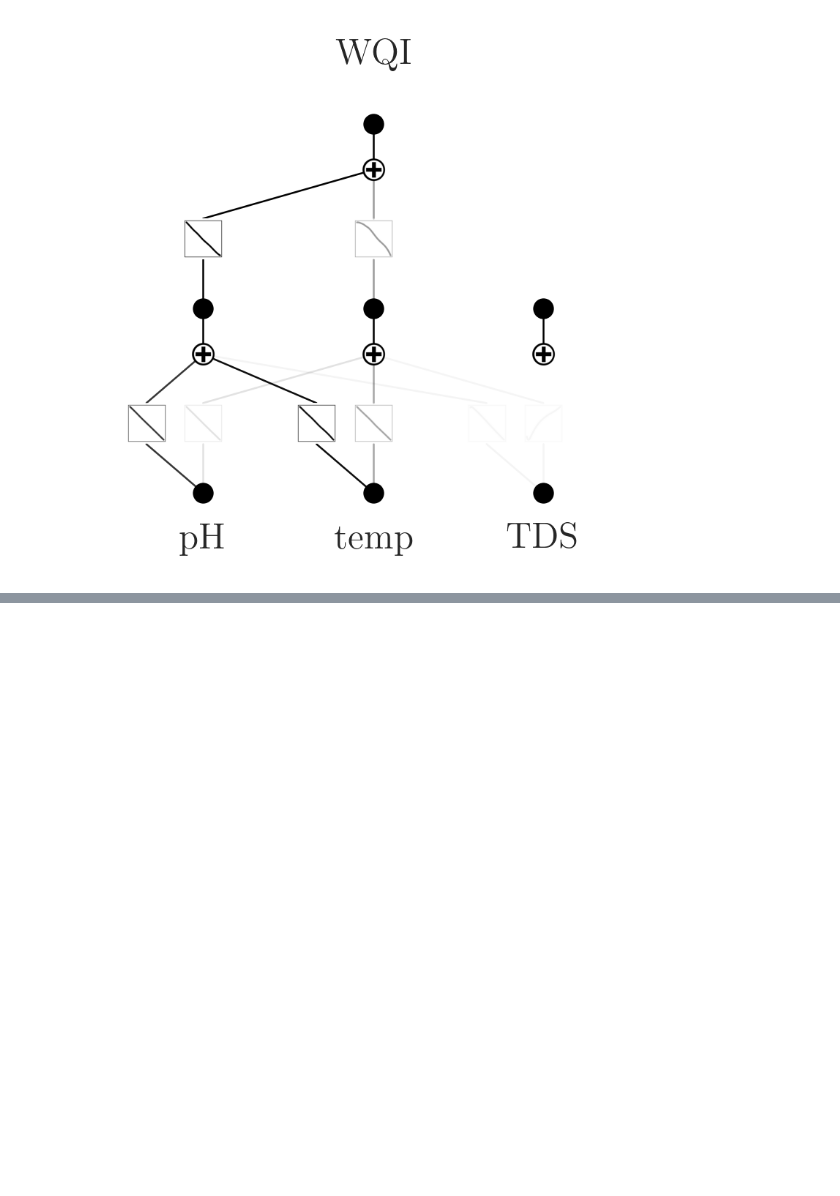
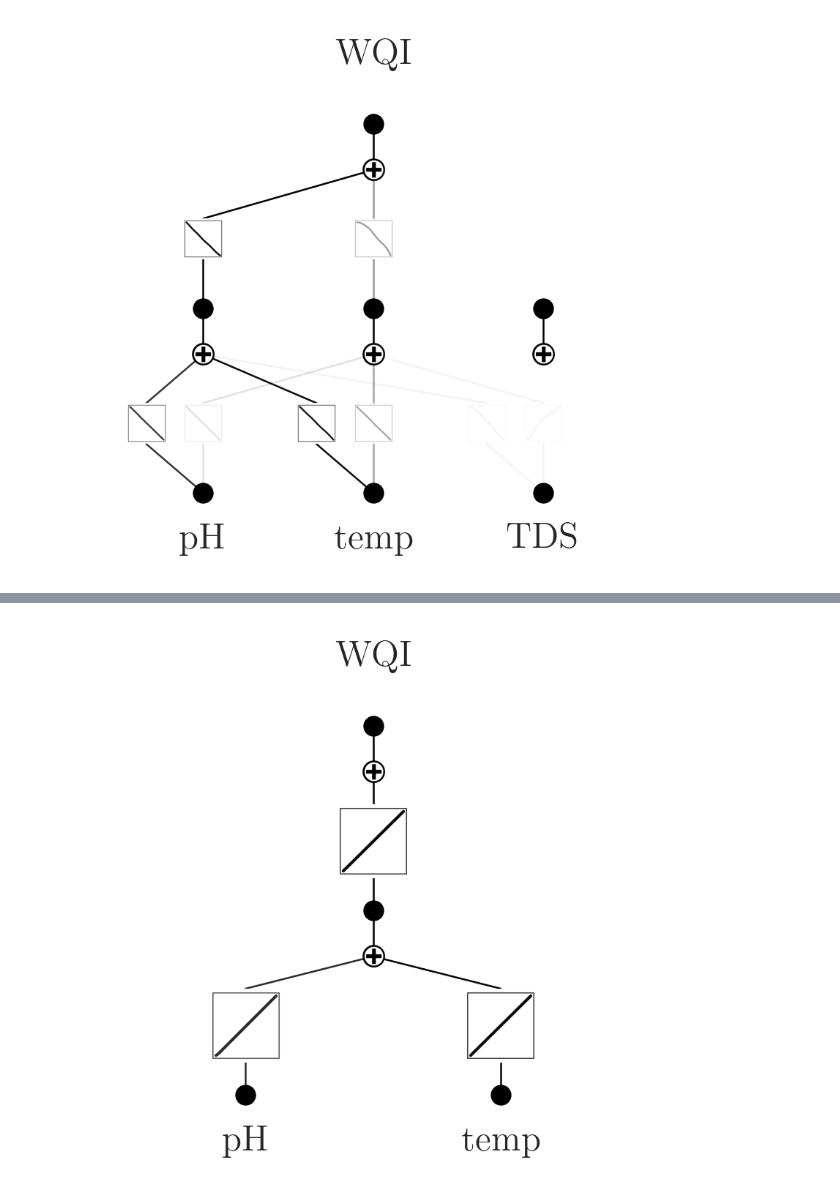
Before and after one commit to igendriz/KAN-WQI-Analysis, a Jupyter notebook: notebooks/Train_Evaluate_Models.ipynb, the cells around one changed output, grey strips where cells are left out. Cells and saved outputs as stored; diff of their text form; code cells hidden in the pictures; blank space fills up the shorter version.

```diff
--- a/notebooks/Train_Evaluate_Models.ipynb
+++ b/notebooks/Train_Evaluate_Models.ipynb
@@ -258,0 +325,18 @@ fig.savefig(fig_path, format='pdf', bbox_inches='tight', dpi=600)
+# %%
+# model(dataset['train_input'])
+model_01.plot(in_vars=['pH', 'temp', 'TDS'], out_vars=['WQI'], scale=0.3)#, title = 'Original model')
+
+# Access the most recent active figure
+fig = plt.gcf()
+
+# Save to file
+# fig.savefig("results/figures/kan_model_structure.png", dpi=300, bbox_inches='tight')
+
+# Adjust layout to prevent overlap
+# fig.tight_layout()
+
+# Save the figure
+fig_path = results_fig_dir / 'kan_model_pruned.pdf'
+fig.savefig(fig_path, format='pdf', bbox_inches='tight', dpi=600)
+# %% [output]
+[figure, added]
```
Also changed, not shown: parts of 9 cells of this notebook, 5 other files.
